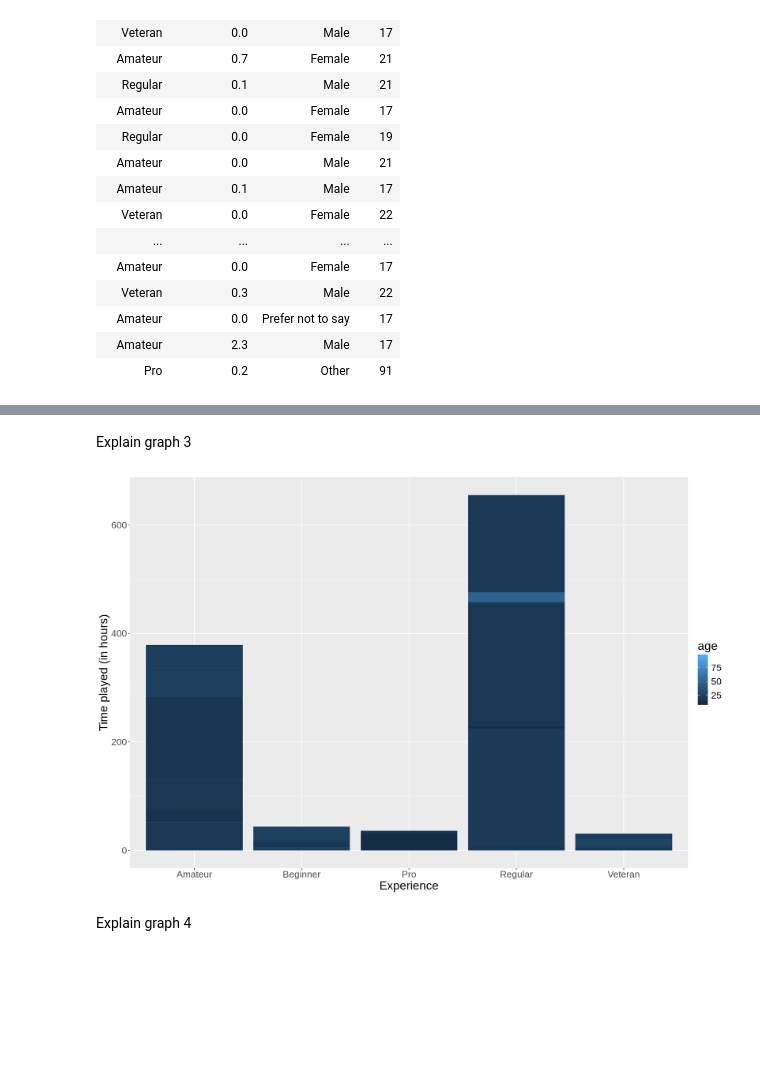
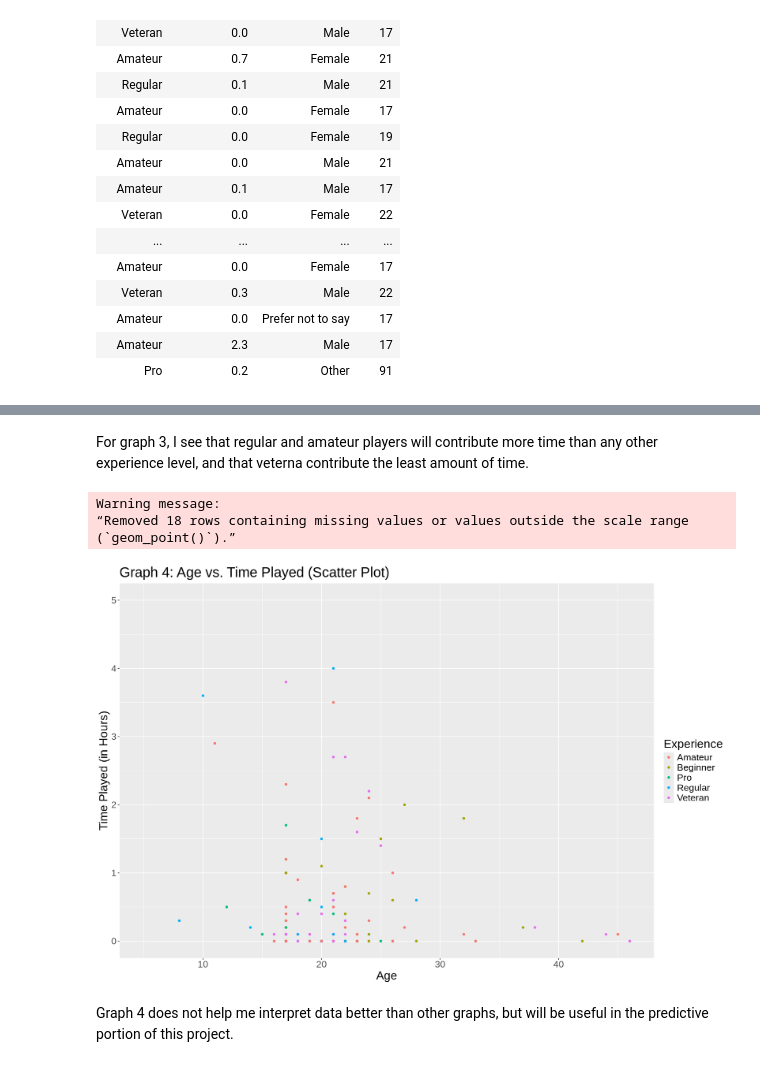
Before and after one commit to liambaldin/DSCI-100-Project-Planning-Stage, a Jupyter notebook: New_Project_Planning.ipynb, the cells around one changed output, grey strips where cells are left out. Drawn from its saved outputs; the diff is of its cells as text; code cells hidden in the pictures; blank space fills up the shorter version.

Commit message:
Completed Project Planning Stage
Explanations were added.

```diff
--- a/New_Project_Planning.ipynb
+++ b/New_Project_Planning.ipynb
@@ -157,12 +168,20 @@ Warning message:
 # %% [markdown]
-Explain graph 3
+For graph 3, I see that regular and amateur players will contribute more time than any other experience level, and that veterna contribute the least amount of time.
-# %%
-experience_plot <- gender_plot <- ggplot(players_relevant, aes(x = experience, y = played_hours, fill = age)) +
-                geom_bar(stat = "identity") +
-                labs(x = "Experience", y = "Time played (in hours)", color = "Age") +
-                theme(text = element_text(size=20))
-experience_plot
-# %% [output]
-[figure, removed]
-# %% [markdown]
-Explain graph 4
+# %%
+options(repr.plot.width = 15, repr.plot.height = 10)
+age_plot2 <- ggplot(players_relevant, aes(x = age,y = played_hours, color = experience)) +
+                geom_point() +
+                labs(x = "Age", y = "Time Played (in Hours)", color = "Experience") +
+                ggtitle("Graph 4: Age vs. Time Played (Scatter Plot)") +
+                theme(text = element_text(size=20)) +
+                xlim(c(5, 46)) +
+                ylim(c(0, 5)) +
+                scale_fill_brewer(palette = 'Set3')
+age_plot2
+# %% [output]
+Warning message:
+“Removed 18 rows containing missing values or values outside the scale range
+(`geom_point()`).”
+[figure, added]
+# %% [markdown]
+Graph 4 does not help me interpret data better than other graphs, but will be useful in the predictive portion of this project.
```
Also changed, not shown: parts of 7 cells of this notebook.
